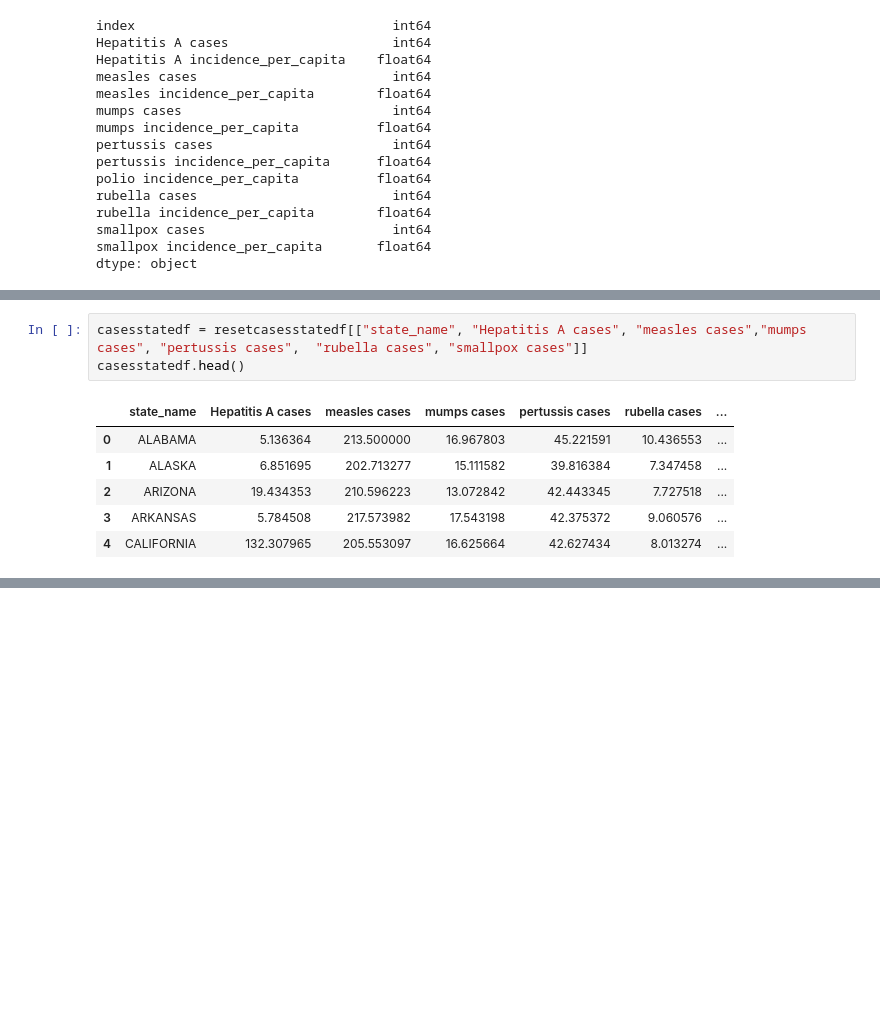
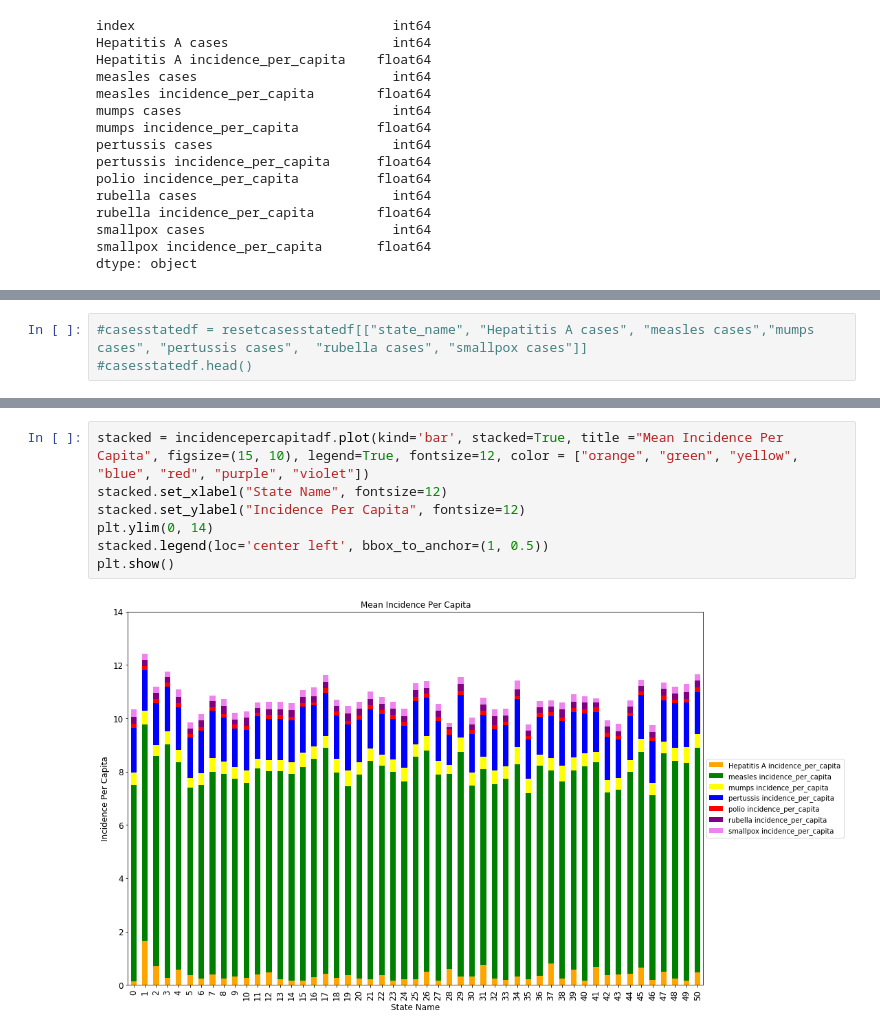
Before and after one commit to shettman/Epidemics-Project, a Jupyter notebook: pandas_epidemics_files.ipynb, the cells around one changed output, grey strips where cells are left out. Drawn from its saved outputs; the diff is of its cells as text; blank space fills up the shorter version.

```diff
--- a/pandas_epidemics_files.ipynb
+++ b/pandas_epidemics_files.ipynb
@@ -203,15 +203,8 @@ resetcasesstatedf.head()
 | 3 | ARKANSAS | 5.784508 | 0.267547 | 217.573982 | 8.758858 | 17.543198 | ... |
 | 4 | CALIFORNIA | 132.307965 | 0.584363 | 205.553097 | 7.780177 | 16.625664 | ... |
 # %%
-casesstatedf = resetcasesstatedf[["state_name", "Hepatitis A cases", "measles cases","mumps cases", "pertussis cases",  "rubella cases", "smallpox cases"]]
-casesstatedf.head()
+#casesstatedf = resetcasesstatedf[["state_name", "Hepatitis A cases", "measles cases","mumps cases", "pertussis cases",  "rubella cases", "smallpox cases"]]
+#casesstatedf.head()
-# %% [output]
-|  | state_name | Hepatitis A cases | measles cases | mumps cases | pertussis cases | rubella cases | ... |
-| 0 | ALABAMA | 5.136364 | 213.500000 | 16.967803 | 45.221591 | 10.436553 | ... |
-| 1 | ALASKA | 6.851695 | 202.713277 | 15.111582 | 39.816384 | 7.347458 | ... |
-| 2 | ARIZONA | 19.434353 | 210.596223 | 13.072842 | 42.443345 | 7.727518 | ... |
-| 3 | ARKANSAS | 5.784508 | 217.573982 | 17.543198 | 42.375372 | 9.060576 | ... |
-| 4 | CALIFORNIA | 132.307965 | 205.553097 | 16.625664 | 42.627434 | 8.013274 | ... |
 # %%
 incidencepercapitadf = resetcasesstatedf[["state_name", "Hepatitis A incidence_per_capita", "measles incidence_per_capita", "mumps incidence_per_capita", "pertussis incidence_per_capita", "polio incidence_per_capita", "rubella incidence_per_capita", "smallpox incidence_per_capita"]]
 incidencepercapitadf.head()
@@ -222,3 +215,12 @@ incidencepercapitadf.head()
 | 2 | ARIZONA | 0.708678 | 7.872509 | 0.426592 | 1.565009 | ... |
 | 3 | ARKANSAS | 0.267547 | 8.758858 | 0.495492 | 1.666336 | ... |
 | 4 | CALIFORNIA | 0.584363 | 7.780177 | 0.462301 | 1.579469 | ... |
+# %%
+stacked = incidencepercapitadf.plot(kind='bar', stacked=True, title ="Mean Incidence Per Capita", figsize=(15, 10), legend=True, fontsize=12, color = ["orange", "green", "yellow", "blue", "red", "purple", "violet"])
+stacked.set_xlabel("State Name", fontsize=12)
+stacked.set_ylabel("Incidence Per Capita", fontsize=12)
+plt.ylim(0, 14)
+stacked.legend(loc='center left', bbox_to_anchor=(1, 0.5))
+plt.show()
+# %% [output]
+[figure, added]
```
Also changed, not shown: parts of 1 cell of this notebook, 3 other files.
